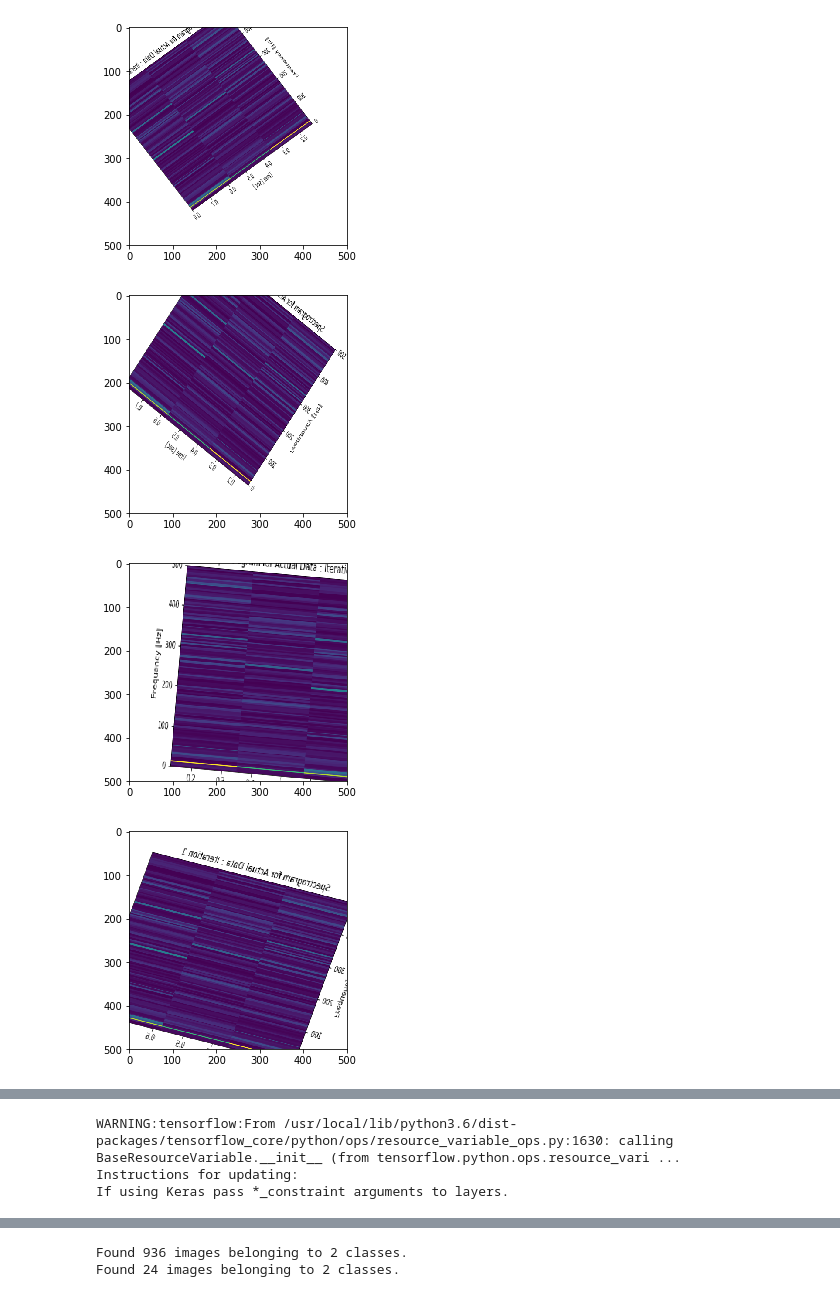
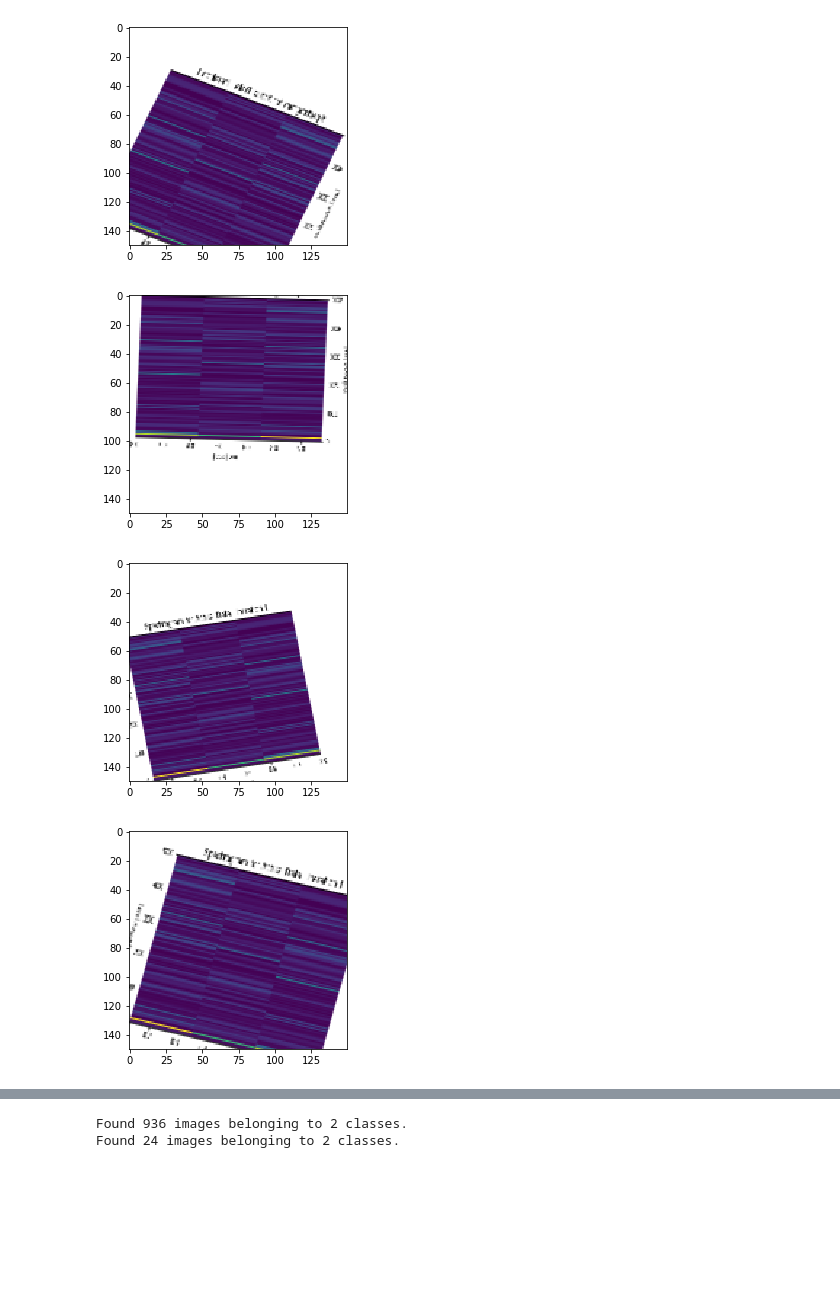
Before and after one commit to SGRGit/gwOsc, a Jupyter notebook: SignalProcCNN.ipynb, the cells around one changed output, grey strips where cells are left out. Drawn from its saved outputs; the diff is of its cells as text; code cells hidden in the pictures; blank space fills up the shorter version.

```diff
--- a/SignalProcCNN.ipynb
+++ b/SignalProcCNN.ipynb
@@ -69,27 +57,27 @@ from tensorflow.keras.preprocessing.image import array_to_img, img_to_array, loa
 # %%
 datagen = ImageDataGenerator(
             rotation_range = 40,
             width_shift_range = 0.2,
             height_shift_range = 0.2,
             shear_range = 0.2,
             zoom_range = 0.2,
             horizontal_flip=True,
             fill_mode = 'nearest')
 
 img_path = os.path.join(seta_train_dir, seta_train_fnnames[3])
-img = load_img(img_path, target_size = (500,500))
+img = load_img(img_path, target_size = (150,150))
 x = img_to_array(img)
 x = x.reshape((1,) + x.shape)
 
 i = 0
 for batch in datagen.flow(x, batch_size = 1):
     plt.figure(i)
     imgplot = plt.imshow(array_to_img(batch[0]))
     i += 1
     if i % 5 == 0:
         break
 # %% [output]
-[figure, old version]
+[figure, new version]
-[figure, old version]
+[figure, new version]
-[figure, old version]
+[figure, new version]
-[figure, old version]
+[figure, new version]
@@ -99,7 +87,7 @@ for batch in datagen.flow(x, batch_size = 1):
 from tensorflow.keras import layers
 from tensorflow.keras import Model
 
-img_input = layers.Input(shape=(500, 500, 3))
+img_input = layers.Input(shape=(150, 150, 3))
 
 # 2D Conv Layer with 64 filters of dimension 3x3 and ReLU activation function
 x = layers.Conv2D(64, 3, activation = 'relu')(img_input)
@@ -131,16 +119,6 @@ x = layers.Conv2D(512, 3, activation = 'relu')(x)
 # 2D Conv Layer with 512 filters of dimension 3x3 and ReLU activation function
 x = layers.Conv2D(512, 3, activation = 'relu')(x)
 
-# 2D Conv Layer with 512 filters of dimension 3x3 and ReLU activation function
-x = layers.Conv2D(512, 3, activation = 'relu')(x)
-
-# 2D Conv Layer with 512 filters of dimension 3x3 and ReLU activation function
-x = layers.Conv2D(512, 3, activation = 'relu')(x)
-
-# 2D Conv Layer with 512 filters of dimension 3x3 and ReLU activation function
-x = layers.Conv2D(512, 3, activation = 'relu')(x)
-
-
 # Faltten Layer
 x = layers.Flatten()(x)
 
@@ -158,10 +136,6 @@ output = layers.Dense(1, activation = 'sigmoid')(x)
 #output = layers.Flatten(data_format=None)
 
 model = Model(img_input, output)
-# %% [output]
-WARNING:tensorflow:From /usr/local/lib/python3.6/dist-packages/tensorflow_core/python/ops/resource_variable_ops.py:1630: calling BaseResourceVariable.__init__ (from tensorflow.python.ops.resource_vari ...
-Instructions for updating:
-If using Keras pass *_constraint arguments to layers.
 # %%
 model.summary()
 # %% [output]
```
Also changed, not shown: parts of 24 cells of this notebook.
